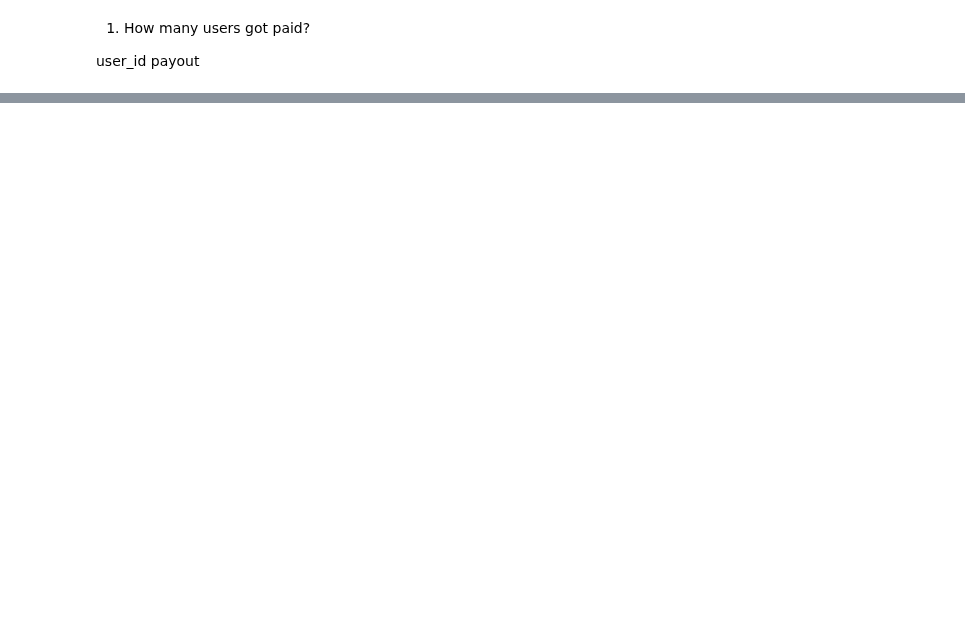
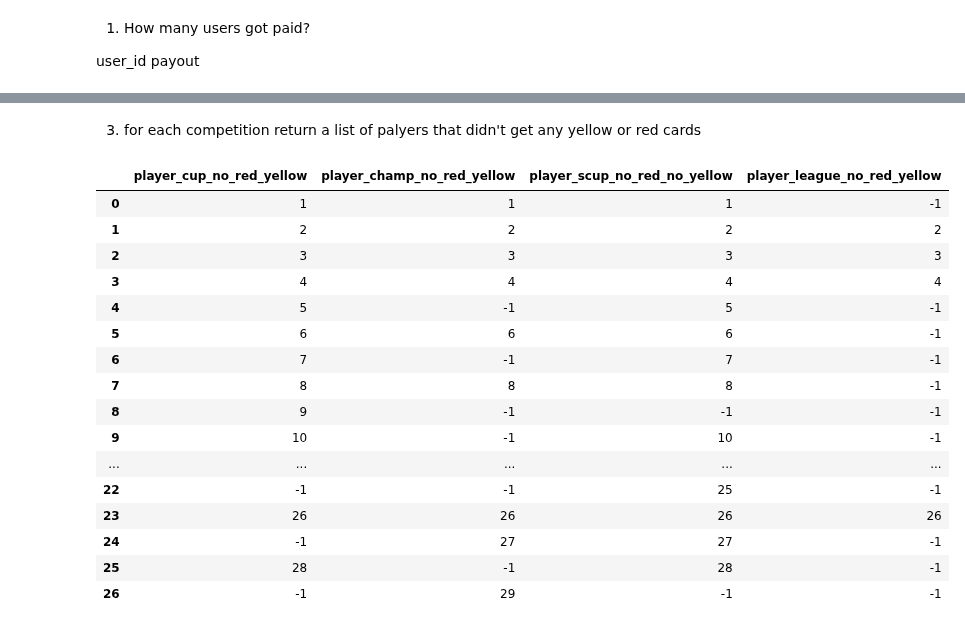
Before and after one commit to tryko/yandex-sql-practice, a Jupyter notebook: itay-sql-lion.ipynb, the cells around one changed output, grey strips where cells are left out. Saved outputs shown, nothing was run; the diff lists cells and outputs as text; code cells hidden in the pictures; blank space fills up the shorter version.

```diff
--- a/itay-sql-lion.ipynb
+++ b/itay-sql-lion.ipynb
@@ -144,0 +186,62 @@ print(queryResult(query))
+# %% [markdown]
+
+3. for each competition return a list of palyers that didn't get any yellow or red cards
+# %%
+query = '''
+select
+    case when cup_red = 0 and cup_yellow = 0
+    then cup.player_id
+    else -1
+    end as player_cup_no_red_yellow,
+
+    case when champions_red = 0 and champions_yellow = 0
+    then champ.player_id
+    else -1
+    end as player_champ_no_red_yellow,
+
+    case when supercup_red = 0 and supercup_yellow = 0
+    then scup.player_id
+    else -1
+    end as player_scup_no_red_no_yellow,
+
+    case when league_red = 0 and league_yellow = 0
+    then league.player_id
+    else -1
+    end as player_league_no_red_yellow
+from
+    cup_stats cup
+
+    left join champions_stats champ
+    on champ.player_id = cup.player_id
+
+    left join  supercup_stats scup
+    on scup.player_id = cup.player_id
+
+    left join league_stats as league
+    on league.player_id = cup.player_id
+where
+    (champions_yellow = 0 and champions_red = 0)
+    or (cup_yellow = 0 and cup_red =0)
+    or (supercup_yellow = 0 and supercup_red = 0)
+    or (league_yellow = 0 and league_red = 0)
+'''
+
+queryResult(query)
+# %% [output]
+|  | player_cup_no_red_yellow | player_champ_no_red_yellow | player_scup_no_red_no_yellow | player_league_no_red_yellow |
+| 0 | 1 | 1 | 1 | -1 |
+| 1 | 2 | 2 | 2 | 2 |
+| 2 | 3 | 3 | 3 | 3 |
+| 3 | 4 | 4 | 4 | 4 |
+| 4 | 5 | -1 | 5 | -1 |
+| 5 | 6 | 6 | 6 | -1 |
+| 6 | 7 | -1 | 7 | -1 |
+| 7 | 8 | 8 | 8 | -1 |
+| 8 | 9 | -1 | -1 | -1 |
+| 9 | 10 | -1 | 10 | -1 |
+| ... | ... | ... | ... | ... |
+| 22 | -1 | -1 | 25 | -1 |
+| 23 | 26 | 26 | 26 | 26 |
+| 24 | -1 | 27 | 27 | -1 |
+| 25 | 28 | -1 | 28 | -1 |
+| 26 | -1 | 29 | -1 | -1 |
```
Also changed, not shown: parts of 31 cells of this notebook, 3 other files.
